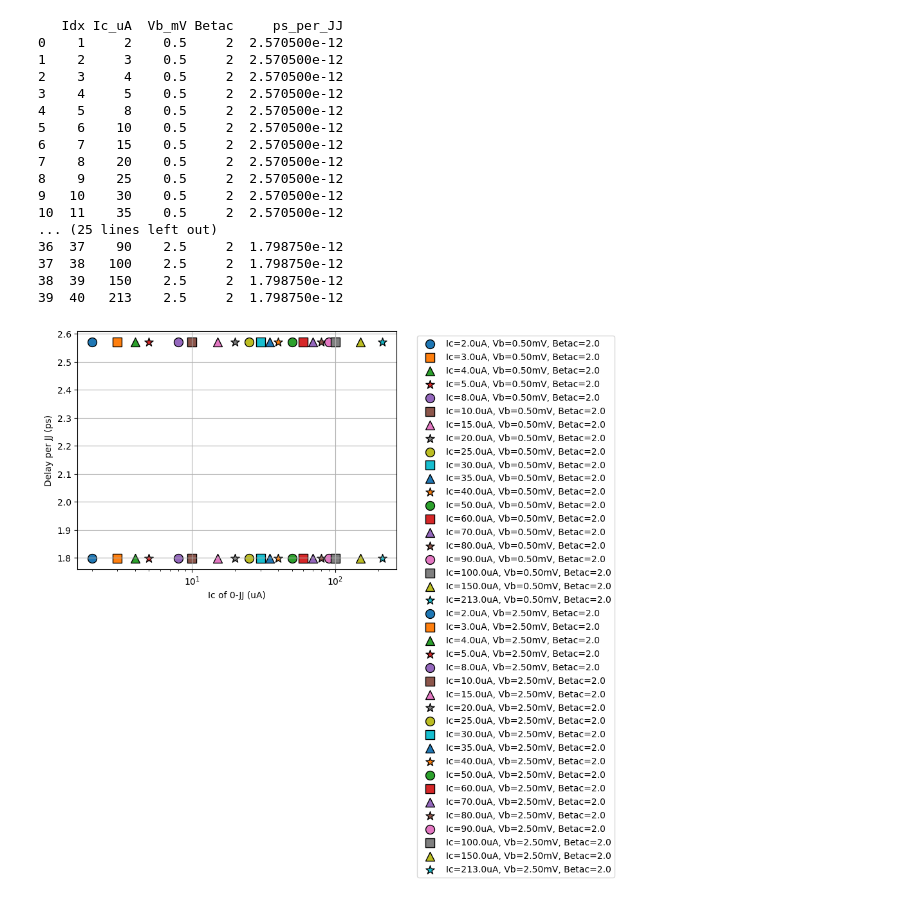
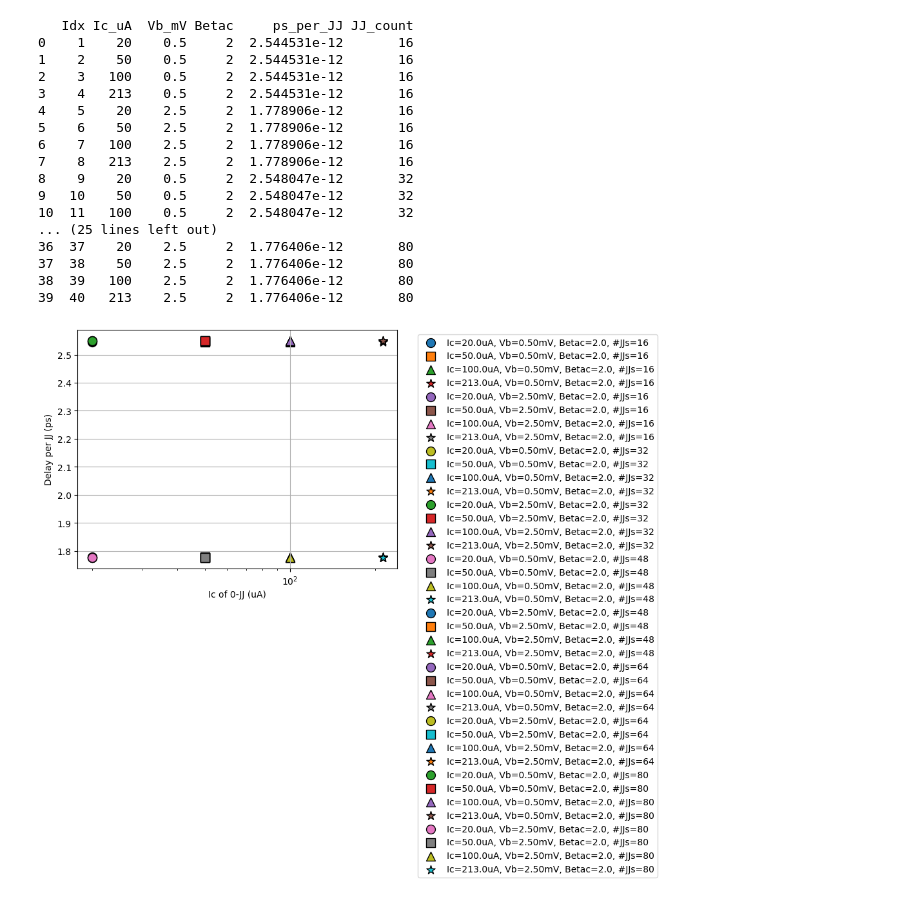
Before and after one commit to yukimatsumo/2024-hfq, a Jupyter notebook: jitter_sfq.ipynb, the cells around one changed output. Saved outputs shown, nothing was run; the diff lists cells and outputs as text; code cells hidden in the pictures.

```diff
--- a/jitter_sfq.ipynb
+++ b/jitter_sfq.ipynb
@@ -6,41 +6,50 @@ import pandas as pd
 
 from circuit_sim import circuit_sim
 
-ic_list = [2, 3, 4, 5, 8, 10, 15, 20, 25, 30, 35, 40, 50, 60, 70, 80, 90, 100, 150, 213]
+ic_list = [20, 50, 100, 213]
 vb_list = [0.50e-3, 2.50e-3]
 bc_list = [2]
-tot_combi = len(ic_list) * len(vb_list) * len(bc_list)
+jj_count_list = [16, 32, 48, 64, 80]
+tot_combi = len(ic_list) * len(vb_list) * len(bc_list) * len(jj_count_list)
 indices = range(1, tot_combi + 1)
 
 def strParse(index, tot_combi):
-    vb_tag = 0 if index <= (tot_combi/2) else 1
-    bc_tag = 0
-    # bc_tag = 0 if (index <= (tot_combi/4) or index > (tot_combi*3/4)) else 1
+    ic_tag = (index - 1) % len(ic_list)
+    vb_tag = ((index - 1) // len(ic_list)) % len(vb_list)
+    bc_tag = ((index - 1) // (len(ic_list) * len(vb_list))) % len(bc_list)
+    jjc_tag = ((index - 1) // (len(ic_list) * len(vb_list) * len(bc_list))) % len(jj_count_list)
+    Ic = ic_list[ic_tag]
     vb = vb_list[vb_tag]
     bc = bc_list[bc_tag]
-    # Ic = ic_list[(index % len(ic_list)) - 1]
-    Ic = ic_list[(index - 1) % len(ic_list)]
-    return vb, bc, Ic
+    jj_count = jj_count_list[jjc_tag]
+    return vb, bc, Ic, jj_count
 
 def run_simulation(i):
-    vb, bc, Ic = strParse(i, tot_combi)
+    vb, bc, Ic, jj_count = strParse(i, tot_combi)
     Ic_scale = Ic / 213
     Vb_scale = vb / 2.50e-3
 
-    sim_con = circuit_sim("sfq-jtl-axsfq.jsm")
+    target = "sfq-jtl-axsfq"
+    sorce_netlist = target + "-" + str(jj_count) + ".jsm"
+    des_dir = "jitter_sfq_" + str(jj_count)
+
+    sim_con = circuit_sim(sorce_netlist)
     sim_con.change_Ic_sfq(Ic_scale)
     sim_con.change_Vb_sfq(Vb_scale)
     sim_con.change_temp(0)
     sim_con.sim()
+    index = i % 8
+    netlist_file = f"{des_dir}/jitter_{index}.cir"
+    sim_con.output_netlist(netlist_file)
 
     res_start = sim_con.get_switch_timing_sfq(["P(B2|X8|X34)"])
     res_fin = sim_con.get_switch_timing_sfq(["P(B1|X1|X41)"])
     diff1 = res_fin["time"].iloc[0] - res_start["time"].iloc[0]
-    per_jj = diff1 / 80  # ps per JJ
+    per_jj = (diff1-1.775e-12) / (jj_count*2)  # ps per JJ
     return per_jj
 # %%
 if __name__ == "__main__":
-    res_df = pd.DataFrame(columns=["Idx","Ic_uA","Vb_mV","Betac","ps_per_JJ"])
+    res_df = pd.DataFrame(columns=["Idx","Ic_uA","Vb_mV","Betac","ps_per_JJ","JJ_count"])
     max_workers = int(multiprocessing.cpu_count()/2)
     with ProcessPoolExecutor(max_workers=max_workers) as executor:
         futures = {executor.submit(run_simulation, i): i for i in indices}
@@ -48,65 +57,67 @@ if __name__ == "__main__":
             index = futures[future]
             try:
                 ps_per_JJ = future.result()
-                vb, bc, Ic = strParse(index, tot_combi)
+                vb, bc, Ic, jj_count = strParse(index, tot_combi)
                 res_df = pd.concat([res_df, pd.DataFrame({
                     "Idx": [index],
                     "Ic_uA": [Ic],
                     "Vb_mV": [vb*1e3],
                     "Betac": [bc],
-                    "ps_per_JJ": [ps_per_JJ]
+                    "ps_per_JJ": [ps_per_JJ],
+                    "JJ_count": [jj_count]
                 })], ignore_index=True)
             except Exception as e:
                 print(f"Index {index} generated an exception: {e}")
     res_df = res_df.sort_values(by=["Idx"]).reset_index(drop=True)
     print(res_df)
 # %% [output]
-   Idx Ic_uA  Vb_mV Betac     ps_per_JJ
-0    1     2    0.5     2  2.570500e-12
-1    2     3    0.5     2  2.570500e-12
-2    3     4    0.5     2  2.570500e-12
-3    4     5    0.5     2  2.570500e-12
-4    5     8    0.5     2  2.570500e-12
-5    6    10    0.5     2  2.570500e-12
-6    7    15    0.5     2  2.570500e-12
-7    8    20    0.5     2  2.570500e-12
-8    9    25    0.5     2  2.570500e-12
-9   10    30    0.5     2  2.570500e-12
-10  11    35    0.5     2  2.570500e-12
+   Idx Ic_uA  Vb_mV Betac     ps_per_JJ JJ_count
+0    1    20    0.5     2  2.544531e-12       16
+1    2    50    0.5     2  2.544531e-12       16
+2    3   100    0.5     2  2.544531e-12       16
+3    4   213    0.5     2  2.544531e-12       16
+4    5    20    2.5     2  1.778906e-12       16
+5    6    50    2.5     2  1.778906e-12       16
+6    7   100    2.5     2  1.778906e-12       16
+7    8   213    2.5     2  1.778906e-12       16
+8    9    20    0.5     2  2.548047e-12       32
+9   10    50    0.5     2  2.548047e-12       32
+10  11   100    0.5     2  2.548047e-12       32
 ... (25 lines left out)
-36  37    90    2.5     2  1.798750e-12
-37  38   100    2.5     2  1.798750e-12
-38  39   150    2.5     2  1.798750e-12
-39  40   213    2.5     2  1.798750e-12
+36  37    20    2.5     2  1.776406e-12       80
+37  38    50    2.5     2  1.776406e-12       80
+38  39   100    2.5     2  1.776406e-12       80
+39  40   213    2.5     2  1.776406e-12       80
 # %%
 import matplotlib.pyplot as plt
 
 marker_styles = ['o', 's', '^', '*']
 colors = ['tab:blue', 'tab:orange', 'tab:green', 'tab:red']
 # marker_styles = ['o', 's', '^', 'v', '<', '>', 'x', '+', '*', 'D']
 # colors = ['tab:blue', 'tab:orange', 'tab:green', 'tab:red', 'tab:purple', 'tab:brown', 'tab:pink', 'tab:gray']
 
 plt.figure()
 for i in range(len(res_df["Idx"])):
     marker_map = i % len(marker_styles)
     # color_map = int(i / int(tot_combi/len(ic_list)))
     Ic = res_df["Ic_uA"].iloc[i]
     Vb = res_df["Vb_mV"].iloc[i]
     Betac = res_df["Betac"].iloc[i]
     delay = res_df["ps_per_JJ"].iloc[i]
-    label = f"Ic={Ic:.1f}uA, Vb={Vb:.2f}mV, Betac={Betac:.1f}"
+    jj_count = res_df["JJ_count"].iloc[i]
+    label = f"Ic={Ic:.1f}uA, Vb={Vb:.2f}mV, Betac={Betac:.1f}, #JJs={jj_count}"
     plt.scatter(Ic, delay*1e12, marker=marker_styles[marker_map], label=label, s=100, edgecolors='black')
 # plt.xlim(15, 23)
 # plt.ylim(3.5, 3.6)
 plt.xscale("log")
 plt.xlabel("Ic of 0-JJ (uA)")
 plt.ylabel("Delay per JJ (ps)")
 plt.legend(bbox_to_anchor=(1.05, 1), loc='upper left')
 plt.grid()
 plt.tight_layout()
 plt.show()
 # %% [output]
-[figure, old version]
+[figure, new version]
 # %%
 # (2)
 import math
```
Also changed, not shown: parts of 1 cell of this notebook.
